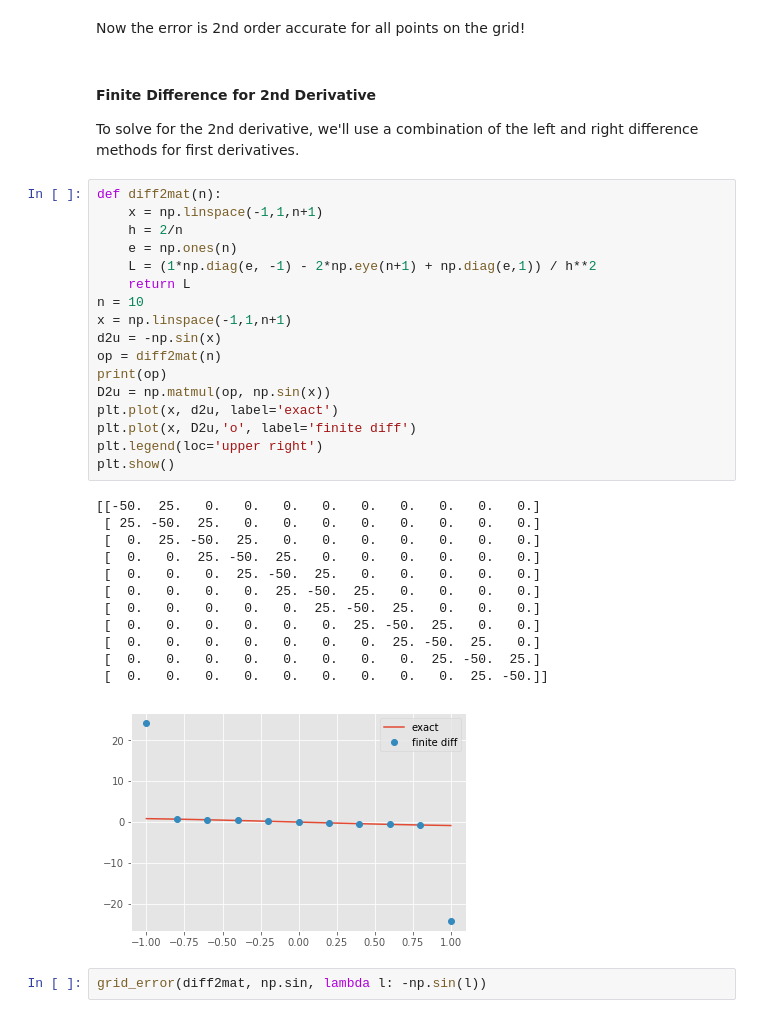
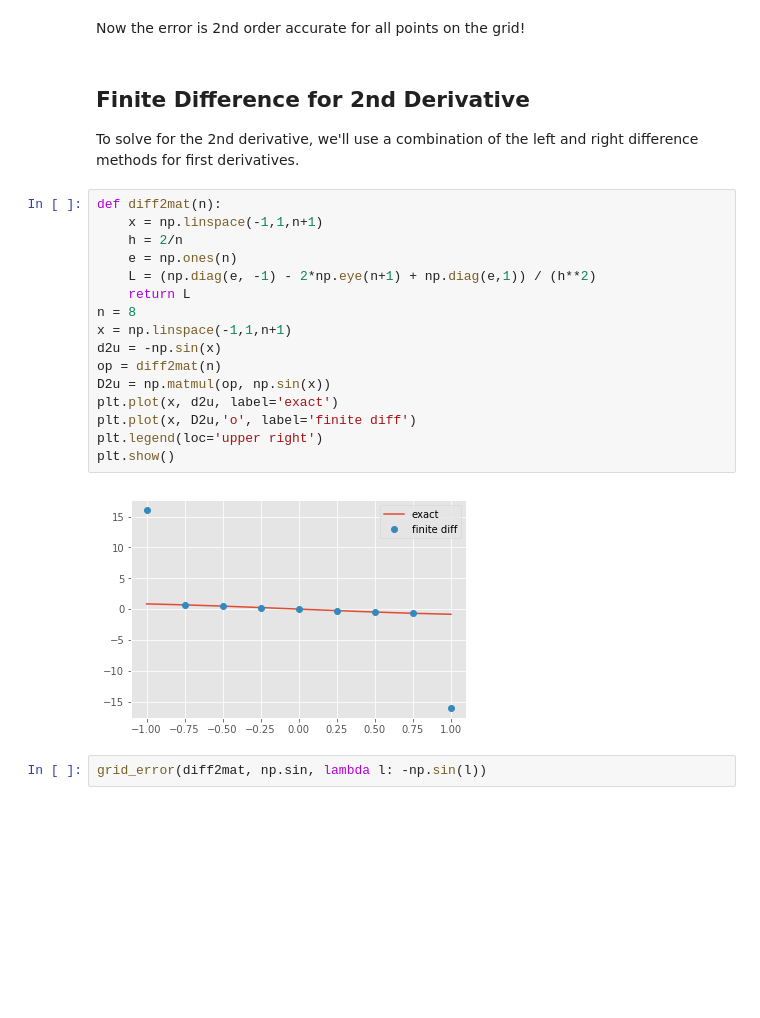
Before and after one commit to gandhiy/numpde, a Jupyter notebook: hw0/Homework 1.ipynb, the cells around one changed output. Drawn from its saved outputs; the diff is of its cells as text; blank space fills up the shorter version.

Commit message:
2nd Derivative and Non-Uniform Points

```diff
--- a/hw0/Homework 1.ipynb
+++ b/hw0/Homework 1.ipynb
@@ -111,39 +114,27 @@ grid_error(diff_mat2, np.sin, np.cos)
 # %% [markdown]
 Now the error is 2nd order accurate for all points on the grid!
 # %% [markdown]
-#### Finite Difference for 2nd Derivative
+## Finite Difference for 2nd Derivative
 
 To solve for the 2nd derivative, we'll use a combination of the left and right difference methods for first derivatives.
 # %%
 def diff2mat(n):
     x = np.linspace(-1,1,n+1)
     h = 2/n
     e = np.ones(n)
-    L = (1*np.diag(e, -1) - 2*np.eye(n+1) + np.diag(e,1)) / h**2
+    L = (np.diag(e, -1) - 2*np.eye(n+1) + np.diag(e,1)) / (h**2)
     return L
-n = 10
+n = 8
 x = np.linspace(-1,1,n+1)
 d2u = -np.sin(x)
 op = diff2mat(n)
-print(op)
 D2u = np.matmul(op, np.sin(x))
 plt.plot(x, d2u, label='exact')
 plt.plot(x, D2u,'o', label='finite diff')
 plt.legend(loc='upper right')
 plt.show()
 # %% [output]
-[[-50.  25.   0.   0.   0.   0.   0.   0.   0.   0.   0.]
- [ 25. -50.  25.   0.   0.   0.   0.   0.   0.   0.   0.]
- [  0.  25. -50.  25.   0.   0.   0.   0.   0.   0.   0.]
- [  0.   0.  25. -50.  25.   0.   0.   0.   0.   0.   0.]
- [  0.   0.   0.  25. -50.  25.   0.   0.   0.   0.   0.]
- [  0.   0.   0.   0.  25. -50.  25.   0.   0.   0.   0.]
- [  0.   0.   0.   0.   0.  25. -50.  25.   0.   0.   0.]
- [  0.   0.   0.   0.   0.   0.  25. -50.  25.   0.   0.]
- [  0.   0.   0.   0.   0.   0.   0.  25. -50.  25.   0.]
- [  0.   0.   0.   0.   0.   0.   0.   0.  25. -50.  25.]
- [  0.   0.   0.   0.   0.   0.   0.   0.   0.  25. -50.]]
-[figure, old version]
+[figure, new version]
 # %%
 grid_error(diff2mat, np.sin, lambda l: -np.sin(l))
 # %% [output]
```
Also changed, not shown: parts of 23 cells of this notebook, 1 other file.
